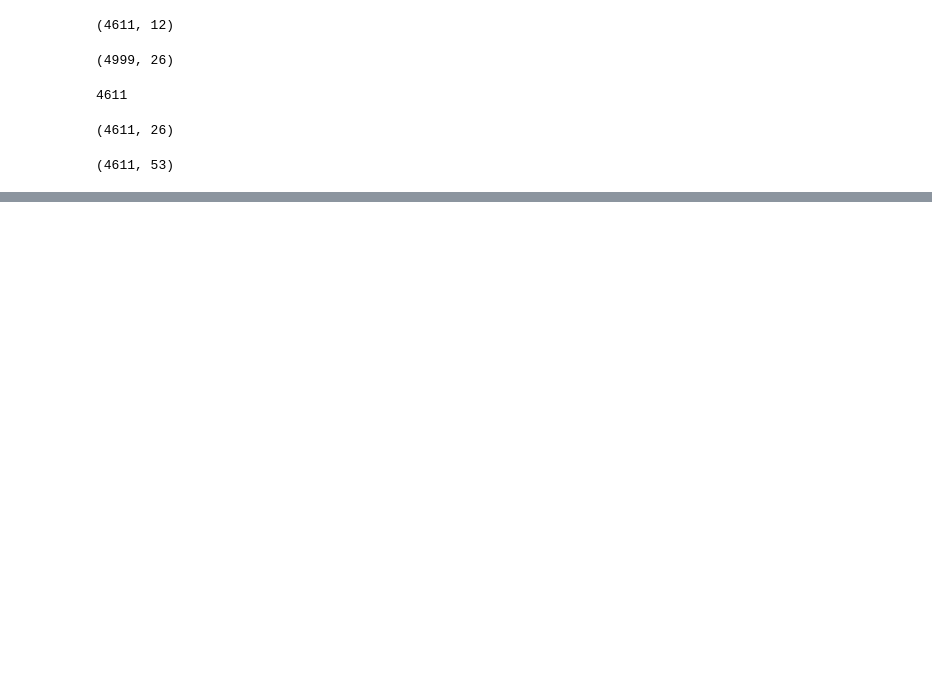
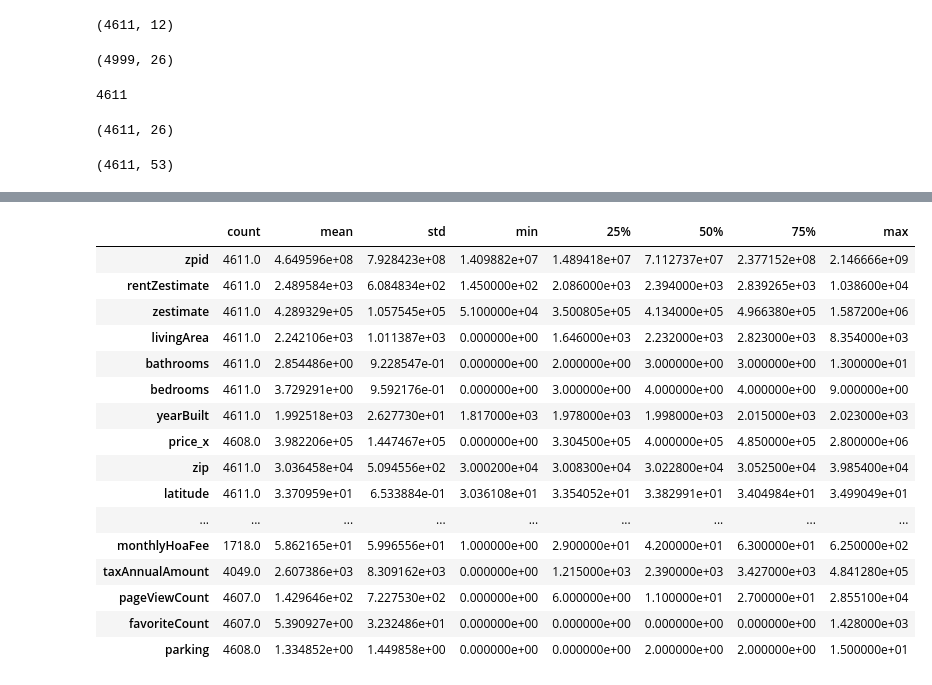
Before and after one commit to nsharma73/capstone_haystack, a Jupyter notebook: WebScrapeUsingRapidAPI.ipynb, the cells around one changed output, grey strips where cells are left out. Saved outputs shown, nothing was run; the diff lists cells and outputs as text; code cells hidden in the pictures; blank space fills up the shorter version.

```diff
--- a/WebScrapeUsingRapidAPI.ipynb
+++ b/WebScrapeUsingRapidAPI.ipynb
@@ -744,3 +744,23 @@ final_df_end.head()
 | 4 | 2.064330e+09 | 1939.51 | 365974.43 | 1835.0 | 2.0 | 3.0 | 2022.0 | 369900.0 | 81 Ossabaw Way | ... |
 # %%
 final_df_end.to_csv('clean_df.csv', index=False)
+# %%
+final_df_end.describe().T
+# %% [output]
+|  | count | mean | std | min | 25% | 50% | 75% | max |
+| zpid | 4611.0 | 4.649596e+08 | 7.928423e+08 | 1.409882e+07 | 1.489418e+07 | 7.112737e+07 | 2.377152e+08 | 2.146666e+09 |
+| rentZestimate | 4611.0 | 2.489584e+03 | 6.084834e+02 | 1.450000e+02 | 2.086000e+03 | 2.394000e+03 | 2.839265e+03 | 1.038600e+04 |
+| zestimate | 4611.0 | 4.289329e+05 | 1.057545e+05 | 5.100000e+04 | 3.500805e+05 | 4.134000e+05 | 4.966380e+05 | 1.587200e+06 |
+| livingArea | 4611.0 | 2.242106e+03 | 1.011387e+03 | 0.000000e+00 | 1.646000e+03 | 2.232000e+03 | 2.823000e+03 | 8.354000e+03 |
+| bathrooms | 4611.0 | 2.854486e+00 | 9.228547e-01 | 0.000000e+00 | 2.000000e+00 | 3.000000e+00 | 3.000000e+00 | 1.300000e+01 |
+| bedrooms | 4611.0 | 3.729291e+00 | 9.592176e-01 | 0.000000e+00 | 3.000000e+00 | 4.000000e+00 | 4.000000e+00 | 9.000000e+00 |
+| yearBuilt | 4611.0 | 1.992518e+03 | 2.627730e+01 | 1.817000e+03 | 1.978000e+03 | 1.998000e+03 | 2.015000e+03 | 2.023000e+03 |
+| price_x | 4608.0 | 3.982206e+05 | 1.447467e+05 | 0.000000e+00 | 3.304500e+05 | 4.000000e+05 | 4.850000e+05 | 2.800000e+06 |
+| zip | 4611.0 | 3.036458e+04 | 5.094556e+02 | 3.000200e+04 | 3.008300e+04 | 3.022800e+04 | 3.052500e+04 | 3.985400e+04 |
+| latitude | 4611.0 | 3.370959e+01 | 6.533884e-01 | 3.036108e+01 | 3.354052e+01 | 3.382991e+01 | 3.404984e+01 | 3.499049e+01 |
+| ... | ... | ... | ... | ... | ... | ... | ... | ... |
+| monthlyHoaFee | 1718.0 | 5.862165e+01 | 5.996556e+01 | 1.000000e+00 | 2.900000e+01 | 4.200000e+01 | 6.300000e+01 | 6.250000e+02 |
+| taxAnnualAmount | 4049.0 | 2.607386e+03 | 8.309162e+03 | 0.000000e+00 | 1.215000e+03 | 2.390000e+03 | 3.427000e+03 | 4.841280e+05 |
+| pageViewCount | 4607.0 | 1.429646e+02 | 7.227530e+02 | 0.000000e+00 | 6.000000e+00 | 1.100000e+01 | 2.700000e+01 | 2.855100e+04 |
+| favoriteCount | 4607.0 | 5.390927e+00 | 3.232486e+01 | 0.000000e+00 | 0.000000e+00 | 0.000000e+00 | 0.000000e+00 | 1.428000e+03 |
+| parking | 4608.0 | 1.334852e+00 | 1.449858e+00 | 0.000000e+00 | 0.000000e+00 | 2.000000e+00 | 2.000000e+00 | 1.500000e+01 |
```
Also changed, not shown: parts of 1 cell of this notebook.
